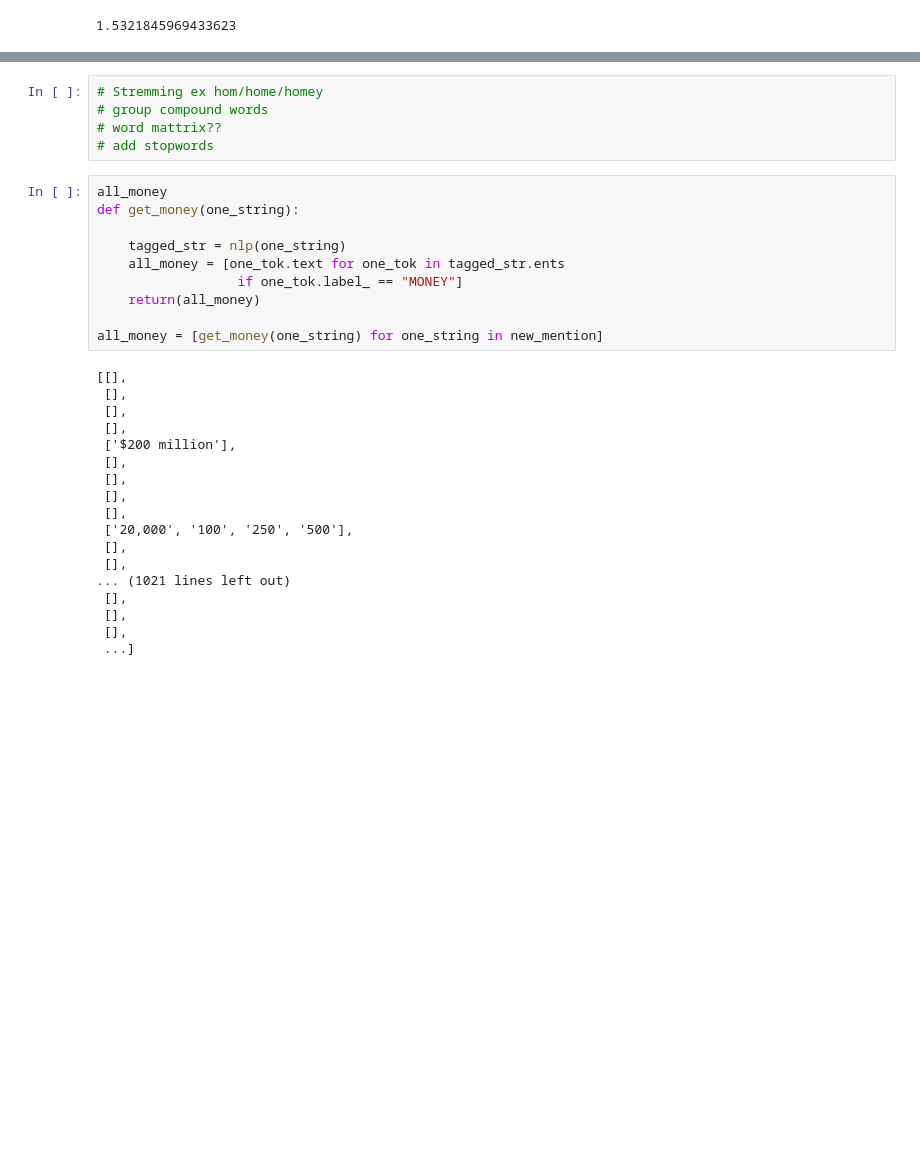
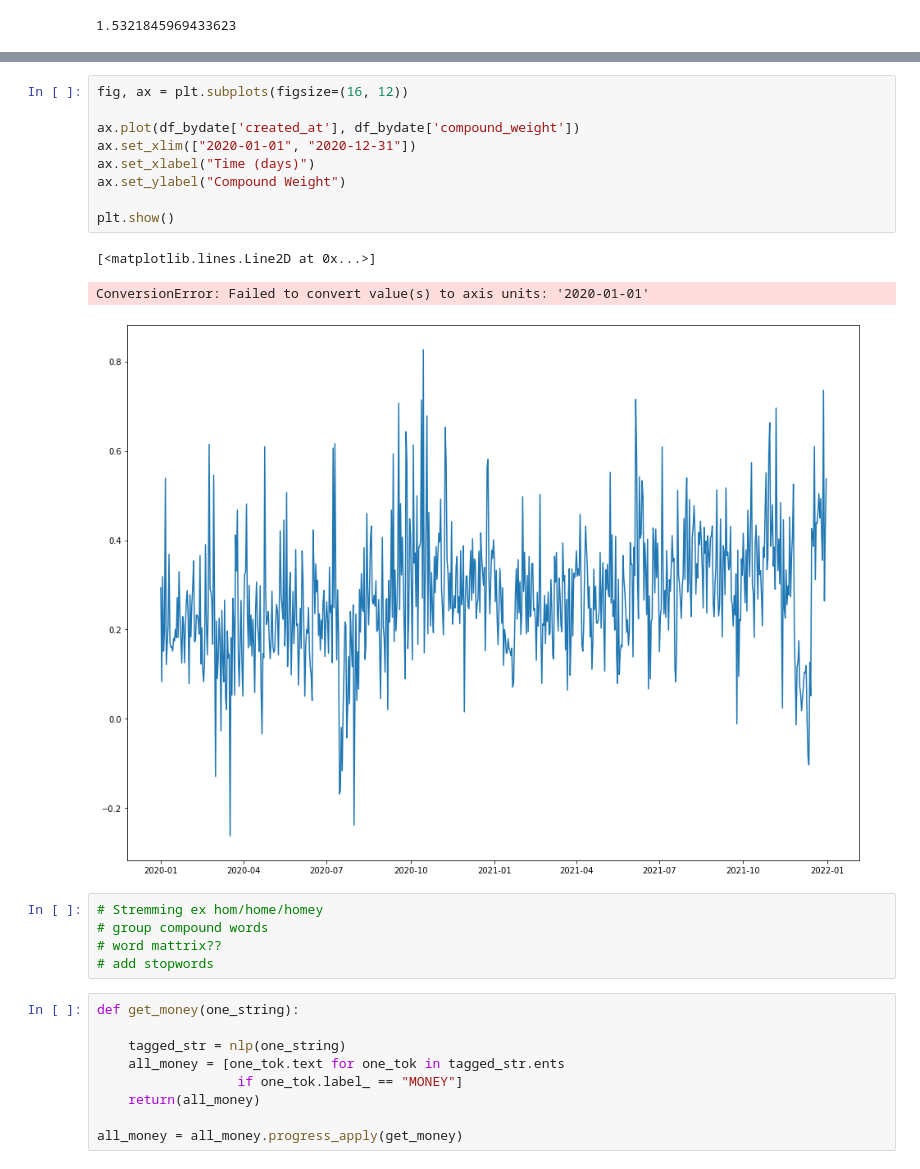
Before and after one commit to kevctae/Bittooth, a Jupyter notebook: notebooks/Cleaning Twitter Data (1).ipynb, the cells around one changed output, grey strips where cells are left out. Cells and saved outputs as stored; diff of their text form; blank space fills up the shorter version.

```diff
--- a/notebooks/Cleaning Twitter Data (1).ipynb
+++ b/notebooks/Cleaning Twitter Data (1).ipynb
@@ -308,10 +340,22 @@ df_bydate[:20]
+# %%
+fig, ax = plt.subplots(figsize=(16, 12))
+
+ax.plot(df_bydate['created_at'], df_bydate['compound_weight'])
+ax.set_xlim(["2020-01-01", "2020-12-31"])
+ax.set_xlabel("Time (days)")
+ax.set_ylabel("Compound Weight")
+
+plt.show()
+# %% [output]
+[<matplotlib.lines.Line2D at 0x...>]
+ConversionError: Failed to convert value(s) to axis units: '2020-01-01'
+[figure, added]
 # %%
 # Stremming ex hom/home/homey
 # group compound words
 # word mattrix??
 # add stopwords
 # %%
-all_money
 def get_money(one_string):
 
     tagged_str = nlp(one_string)
@@ -319,25 +363,7 @@ def get_money(one_string):
                   if one_tok.label_ == "MONEY"]
     return(all_money)
 
-all_money = [get_money(one_string) for one_string in new_mention]
+all_money = all_money.progress_apply(get_money)
-# %% [output]
-[[],
- [],
- [],
- [],
- ['$200 million'],
- [],
- [],
- [],
- [],
- ['20,000', '100', '250', '500'],
- [],
- [],
-... (1021 lines left out)
- [],
- [],
- [],
- ...]
 # %%
 for i in all_money:
     for j in i:
```
Also changed, not shown: parts of 18 cells of this notebook.
